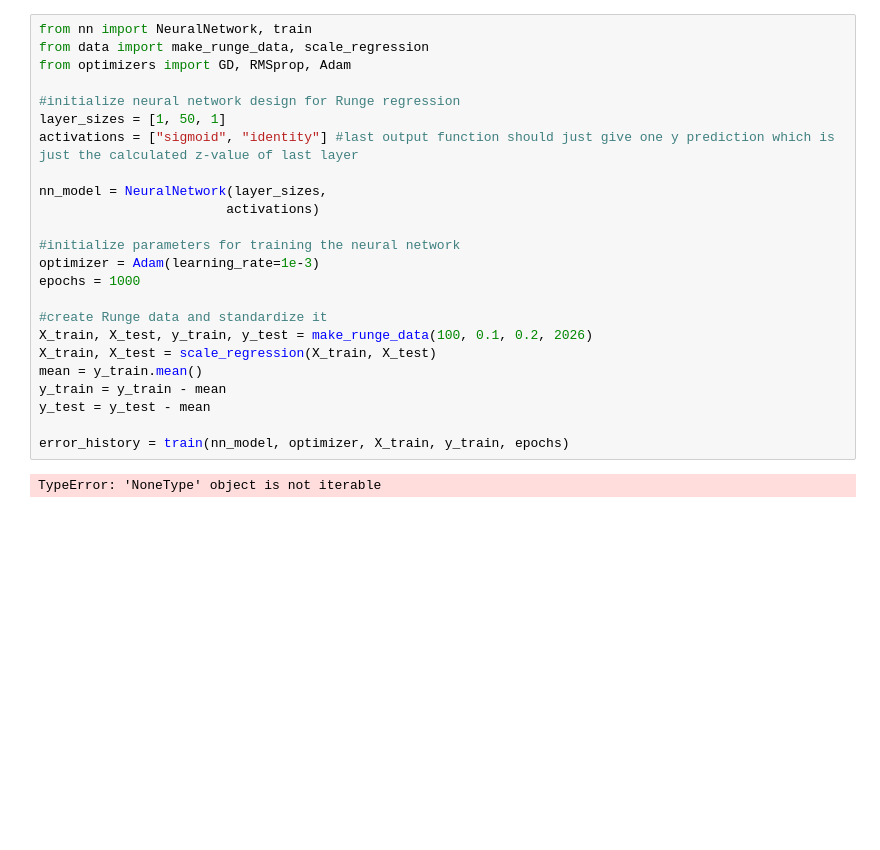
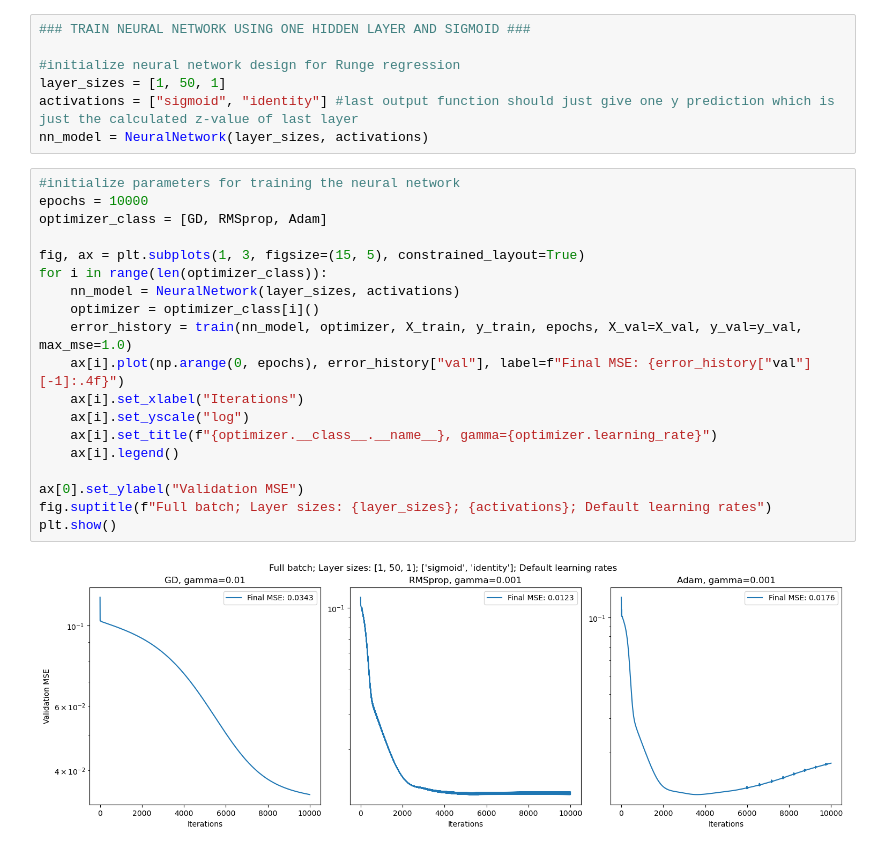
Before and after one commit to synneosen/Project-2, a Jupyter notebook: Code/part_b_regression.ipynb, the cells around one changed output. Cells and saved outputs as stored; diff of their text form; blank space fills up the shorter version.

```diff
--- a/Code/part_b_regression.ipynb
+++ b/Code/part_b_regression.ipynb
@@ -1,26 +25,28 @@
 # %%
-from nn import NeuralNetwork, train
-from data import make_runge_data, scale_regression
-from optimizers import GD, RMSprop, Adam
+### TRAIN NEURAL NETWORK USING ONE HIDDEN LAYER AND SIGMOID ###
 
 #initialize neural network design for Runge regression
 layer_sizes = [1, 50, 1]
 activations = ["sigmoid", "identity"] #last output function should just give one y prediction which is just the calculated z-value of last layer
-
-nn_model = NeuralNetwork(layer_sizes,
-                        activations)
-
-#initialize parameters for training the neural network
-optimizer = Adam(learning_rate=1e-3)
-epochs = 1000
-
-#create Runge data and standardize it
-X_train, X_test, y_train, y_test = make_runge_data(100, 0.1, 0.2, 2026)
-X_train, X_test = scale_regression(X_train, X_test)
-mean = y_train.mean()
-y_train = y_train - mean
-y_test = y_test - mean
-
-error_history = train(nn_model, optimizer, X_train, y_train, epochs)
+nn_model = NeuralNetwork(layer_sizes, activations)
-# %% [output]
-TypeError: 'NoneType' object is not iterable
+# %%
+#initialize parameters for training the neural network
+epochs = 10000
+optimizer_class = [GD, RMSprop, Adam]
+
+fig, ax = plt.subplots(1, 3, figsize=(15, 5), constrained_layout=True)
+for i in range(len(optimizer_class)):
+    nn_model = NeuralNetwork(layer_sizes, activations)
+    optimizer = optimizer_class[i]()
+    error_history = train(nn_model, optimizer, X_train, y_train, epochs, X_val=X_val, y_val=y_val, max_mse=1.0)
+    ax[i].plot(np.arange(0, epochs), error_history["val"], label=f"Final MSE: {error_history["val"][-1]:.4f}")
+    ax[i].set_xlabel("Iterations")
+    ax[i].set_yscale("log")
+    ax[i].set_title(f"{optimizer.__class__.__name__}, gamma={optimizer.learning_rate}")
+    ax[i].legend()
+
+ax[0].set_ylabel("Validation MSE")
+fig.suptitle(f"Full batch; Layer sizes: {layer_sizes}; {activations}; Default learning rates")
+plt.show()
+# %% [output]
+[figure, added]
```
Also changed, not shown: parts of 85 cells of this notebook, 2 other files.
